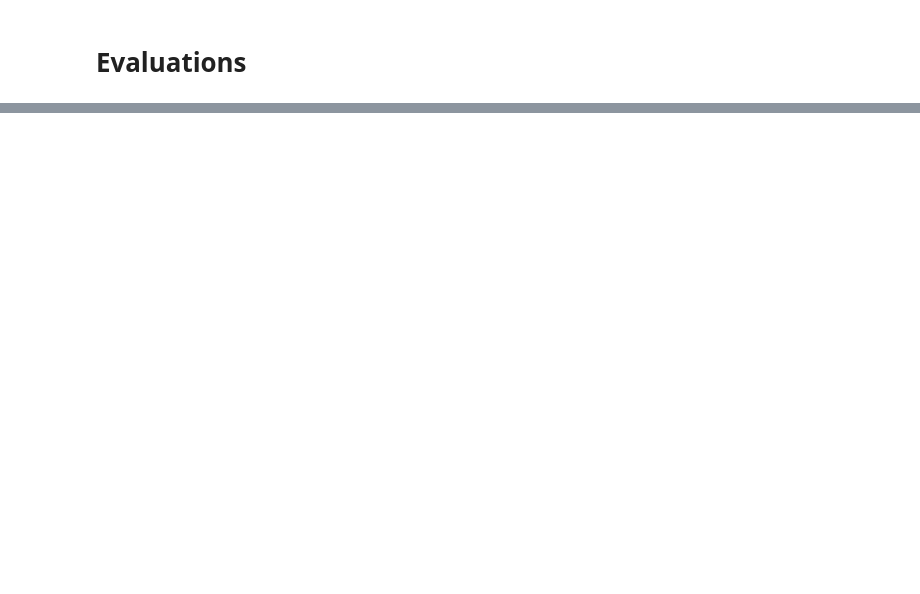
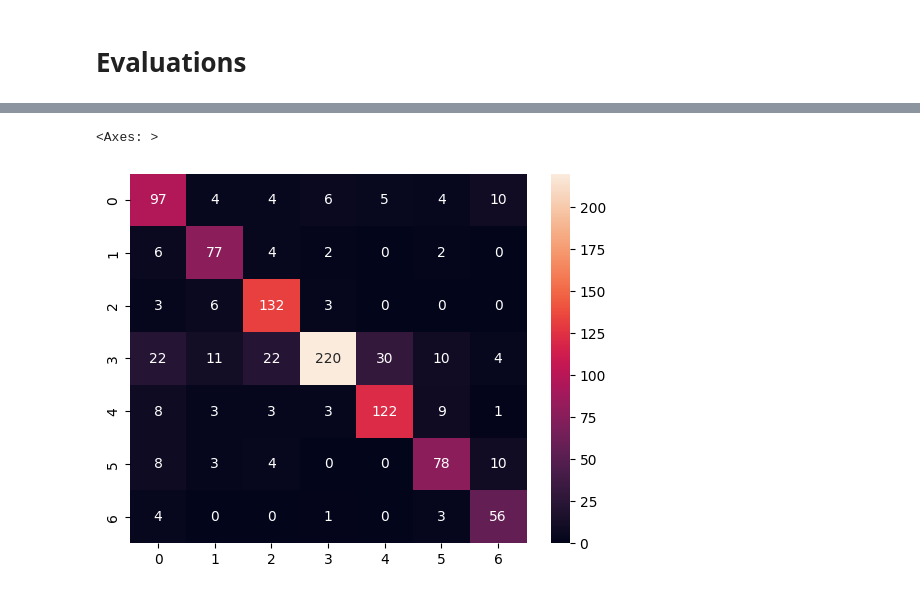
Before and after one commit to ultriti/research-topic-classification-gnn-pipeline, a Jupyter notebook: model_training.ipynb, the cells around one changed output, grey strips where cells are left out. Saved outputs shown, nothing was run; the diff lists cells and outputs as text; code cells hidden in the pictures; blank space fills up the shorter version.

```diff
--- a/model_training.ipynb
+++ b/model_training.ipynb
@@ -196,0 +277,16 @@ array([0, 4, 2, 2, 2, 3, 2, 2, 4, 2, 2, 2, 2, 2, 2, 2, 2, 4, 3, 2, 4, 2,
+# %%
+@torch.no_grad()  # no grad should be stored
+def evaluate(mask):
+    model.eval()
+    logits = model(data.x, data.edge_index)
+    predictions = logits.argmax(dim=1)  # find higest score in each research apaper
+    accuracy = (
+        (predictions[mask] == data.y[mask]).float().mean().item()
+    )  # get avg accuracy
+    micro_f11 = f1_score(
+        data.y[mask].numpy(),
+        predictions[mask].numpy(),
+        average="macro",
+    )
+
+    return accuracy, micro_f11, predictions
@@ -196,0 +377,6 @@ array([0, 4, 2, 2, 2, 3, 2, 2, 4, 2, 2, 2, 2, 2, 2, 2, 2, 4, 3, 2, 4, 2,
+# %%
+# confustion matrix for gcn model
+sns.heatmap(confusion_matrix(data.y[data.test_mask].numpy(),gcn_pred[data.test_mask].numpy()),annot=True,fmt="d")
+# %% [output]
+<Axes: >
+[figure, added]
```
Also changed, not shown: parts of 24 cells of this notebook.
